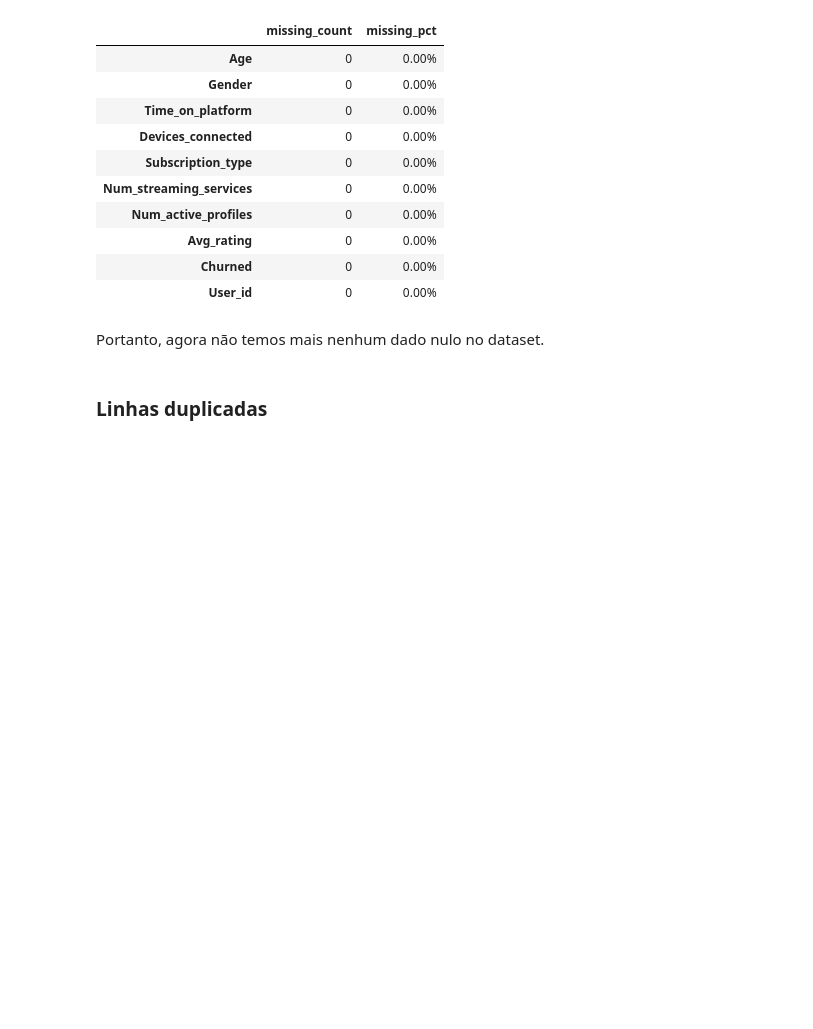
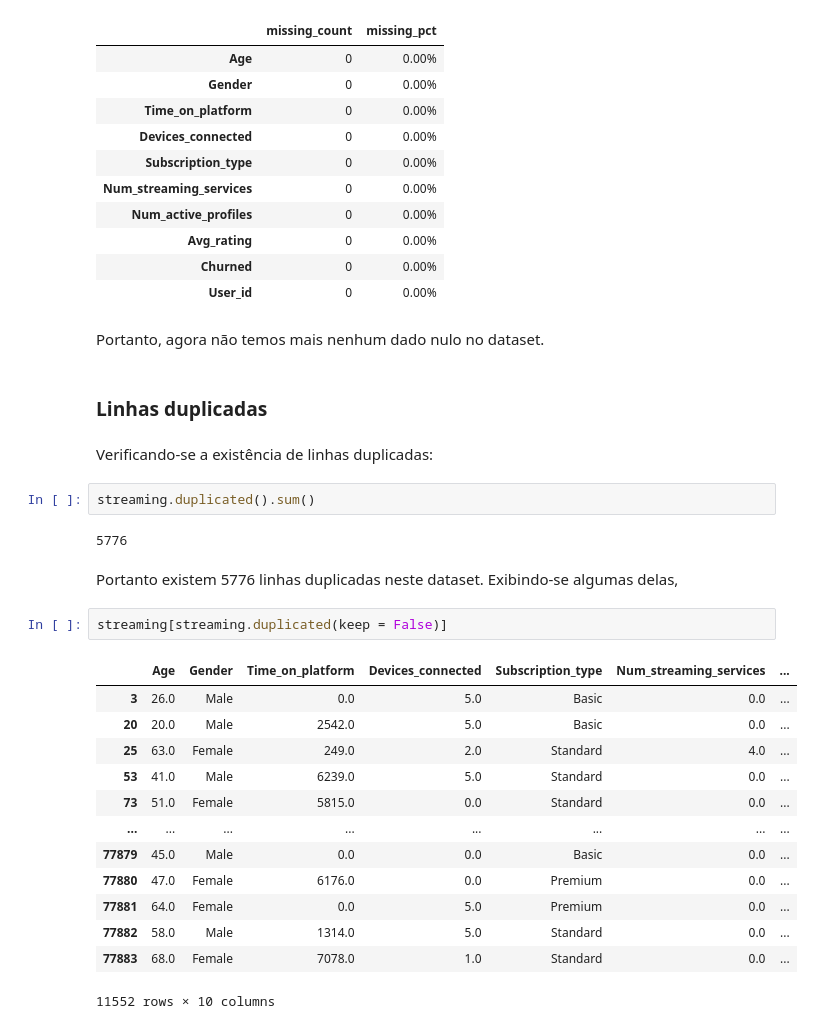
Before and after one commit to rfprates/modelo_classificacao_churn_streaming, a Jupyter notebook: case_classificacao_churn_streaming.ipynb, the cells around one changed output. Cells and saved outputs as stored; diff of their text form; blank space fills up the shorter version.

```diff
--- a/case_classificacao_churn_streaming.ipynb
+++ b/case_classificacao_churn_streaming.ipynb
@@ -331,3 +331,27 @@ view_missing(df = streaming)
 Portanto, agora não temos mais nenhum dado nulo no dataset.
 # %% [markdown]
 ### Linhas duplicadas
+# %% [markdown]
+Verificando-se a existência de linhas duplicadas:
+# %%
+streaming.duplicated().sum()
+# %% [output]
+5776
+# %% [markdown]
+Portanto existem 5776 linhas duplicadas neste dataset. Exibindo-se algumas delas,
+# %%
+streaming[streaming.duplicated(keep = False)]
+# %% [output]
+|  | Age | Gender | Time_on_platform | Devices_connected | Subscription_type | Num_streaming_services | ... |
+| 3 | 26.0 | Male | 0.0 | 5.0 | Basic | 0.0 | ... |
+| 20 | 20.0 | Male | 2542.0 | 5.0 | Basic | 0.0 | ... |
+| 25 | 63.0 | Female | 249.0 | 2.0 | Standard | 4.0 | ... |
+| 53 | 41.0 | Male | 6239.0 | 5.0 | Standard | 0.0 | ... |
+| 73 | 51.0 | Female | 5815.0 | 0.0 | Standard | 0.0 | ... |
+| ... | ... | ... | ... | ... | ... | ... | ... |
+| 77879 | 45.0 | Male | 0.0 | 0.0 | Basic | 0.0 | ... |
+| 77880 | 47.0 | Female | 6176.0 | 0.0 | Premium | 0.0 | ... |
+| 77881 | 64.0 | Female | 0.0 | 5.0 | Premium | 0.0 | ... |
+| 77882 | 58.0 | Male | 1314.0 | 5.0 | Standard | 0.0 | ... |
+| 77883 | 68.0 | Female | 7078.0 | 1.0 | Standard | 0.0 | ... |
+11552 rows × 10 columns
```
Also changed, not shown: parts of 8 cells of this notebook.
